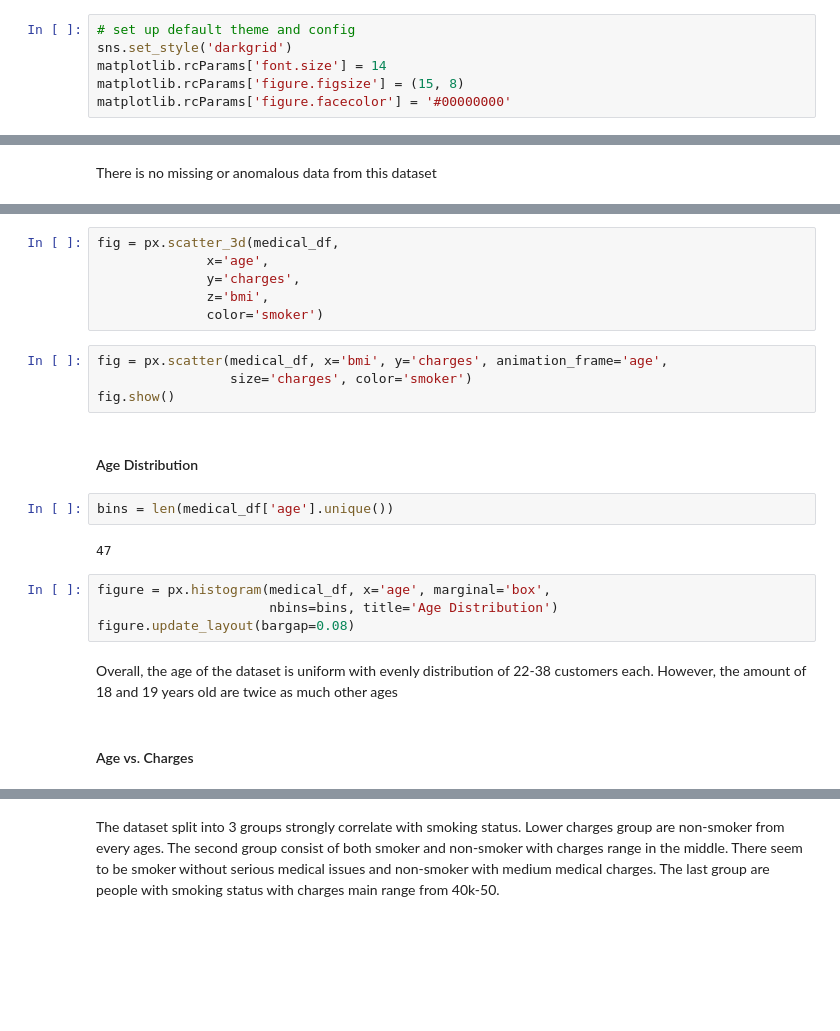
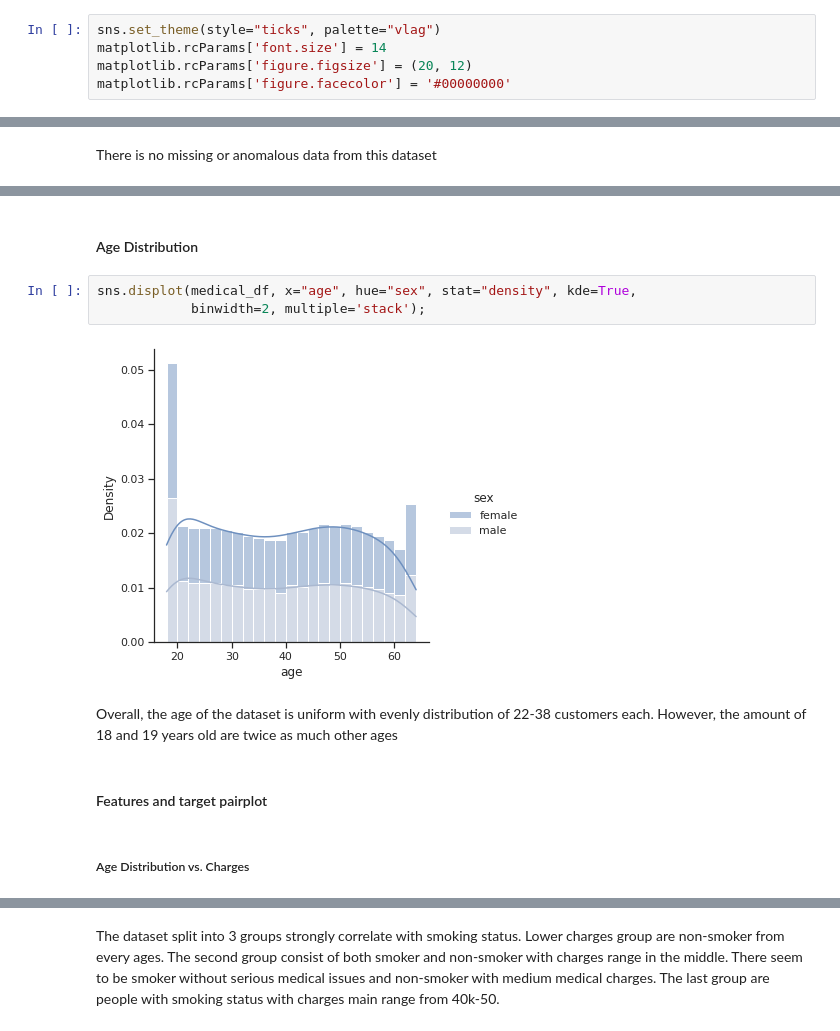
Before and after one commit to Satorumi/Machine-Learning, a Jupyter notebook: Linear_Regression_w_sklearn.ipynb, the cells around one changed output, grey strips where cells are left out. Cells and saved outputs as stored; diff of their text form; blank space fills up the shorter version.

```diff
--- a/Linear_Regression_w_sklearn.ipynb
+++ b/Linear_Regression_w_sklearn.ipynb
@@ -76,8 +75,7 @@ memory usage: 73.3+ KB
 # %%
-# set up default theme and config
-sns.set_style('darkgrid')
+sns.set_theme(style="ticks", palette="vlag")
 matplotlib.rcParams['font.size'] = 14
-matplotlib.rcParams['figure.figsize'] = (15, 8)
+matplotlib.rcParams['figure.figsize'] = (20, 12)
 matplotlib.rcParams['figure.facecolor'] = '#00000000'
 # %%
 medical_df.describe()
@@ -98,24 +94,13 @@ There is no missing or anomalous data from this dataset
-# %%
-fig = px.scatter_3d(medical_df,
-              x='age',
-              y='charges',
-              z='bmi',
-              color='smoker')
-# %%
-fig = px.scatter(medical_df, x='bmi', y='charges', animation_frame='age',
-                 size='charges', color='smoker')
-fig.show()
 # %% [markdown]
 #### Age Distribution
-# %%
-bins = len(medical_df['age'].unique())
-# %% [output]
-47
-# %%
-figure = px.histogram(medical_df, x='age', marginal='box',
-                      nbins=bins, title='Age Distribution')
-figure.update_layout(bargap=0.08)
+# %%
+sns.displot(medical_df, x="age", hue="sex", stat="density", kde=True,
+            binwidth=2, multiple='stack');
+# %% [output]
+[figure, added]
 # %% [markdown]
 Overall, the age of the dataset is uniform with evenly distribution of 22-38 customers each. However, the amount of 18 and 19 years old are twice as much other ages
+# %% [markdown]
+#### Features and target pairplot
 # %% [markdown]
-#### Age vs. Charges
+##### Age Distribution vs. Charges
```
Also changed, not shown: parts of 75 cells of this notebook.
